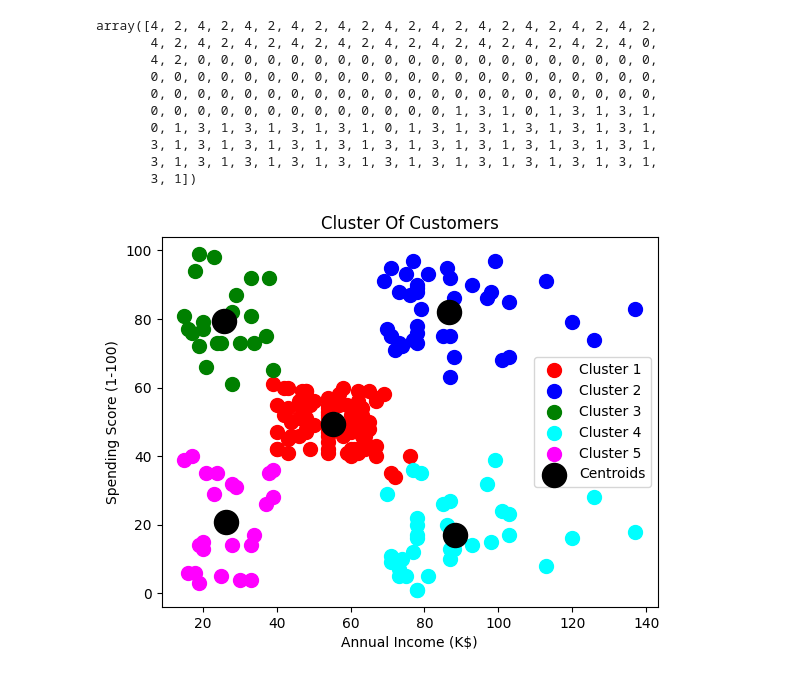
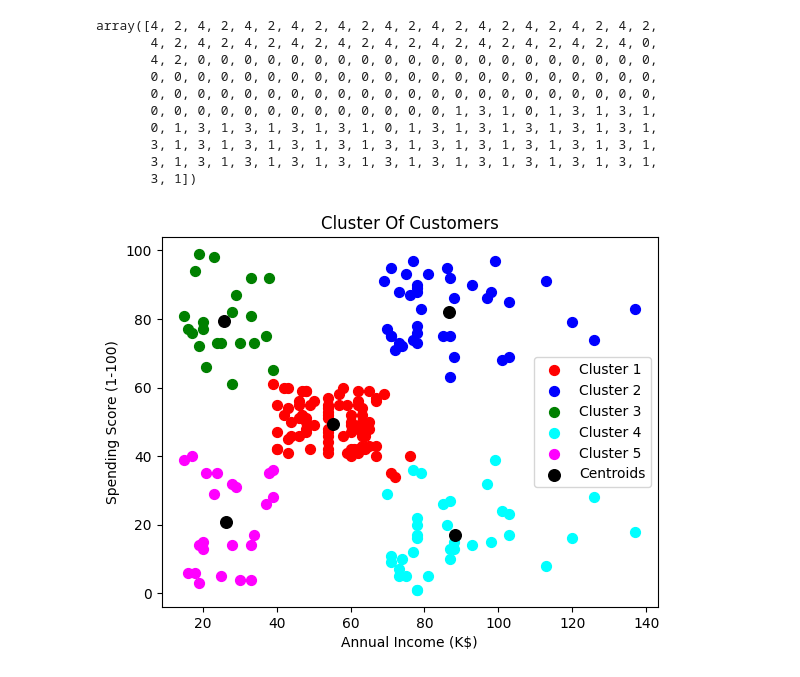
Before and after one commit to KrishnaKV2004/Machine-Learning, a Jupyter notebook: 4 Clustering/1 K Means Clustering/K-Means-Clustering.ipynb, the cells around one changed output. Cells and saved outputs as stored; diff of their text form; code cells hidden in the pictures.

```diff
--- a/4 Clustering/1 K Means Clustering/K-Means-Clustering.ipynb
+++ b/4 Clustering/1 K Means Clustering/K-Means-Clustering.ipynb
@@ -197,16 +197,16 @@ array([4, 2, 4, 2, 4, 2, 4, 2, 4, 2, 4, 2, 4, 2, 4, 2, 4, 2, 4, 2, 4, 2,
 # %%
 #   Visualizing Results -->
 
-plt.scatter(x_data[y_pred==0,0], x_data[y_pred==0,1], s=100, c='red', label="Cluster 1")
-plt.scatter(x_data[y_pred==1,0], x_data[y_pred==1,1], s=100, c='blue', label="Cluster 2")
-plt.scatter(x_data[y_pred==2,0], x_data[y_pred==2,1], s=100, c='green', label="Cluster 3")
-plt.scatter(x_data[y_pred==3,0], x_data[y_pred==3,1], s=100, c='cyan', label="Cluster 4")
-plt.scatter(x_data[y_pred==4,0], x_data[y_pred==4,1], s=100, c='magenta', label="Cluster 5")
-plt.scatter(model.cluster_centers_[:,0], model.cluster_centers_[:,1], s=300, c="black", label="Centroids")
+plt.scatter(x_data[y_pred==0,0], x_data[y_pred==0,1], s=50, c='red', label="Cluster 1")
+plt.scatter(x_data[y_pred==1,0], x_data[y_pred==1,1], s=50, c='blue', label="Cluster 2")
+plt.scatter(x_data[y_pred==2,0], x_data[y_pred==2,1], s=50, c='green', label="Cluster 3")
+plt.scatter(x_data[y_pred==3,0], x_data[y_pred==3,1], s=50, c='cyan', label="Cluster 4")
+plt.scatter(x_data[y_pred==4,0], x_data[y_pred==4,1], s=50, c='magenta', label="Cluster 5")
+plt.scatter(model.cluster_centers_[:,0], model.cluster_centers_[:,1], s=70, c="black", label="Centroids")
 plt.title("Cluster Of Customers")
 plt.xlabel("Annual Income (K$)")
 plt.ylabel("Spending Score (1-100)")
 plt.legend()
 plt.show()
 # %% [output]
-[figure, old version]
+[figure, new version]
```
